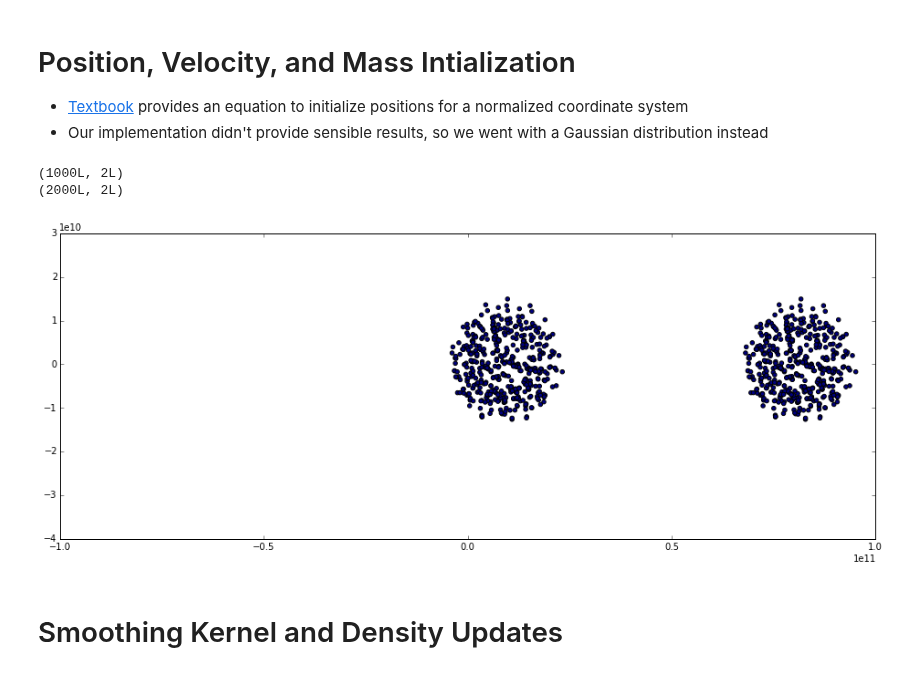
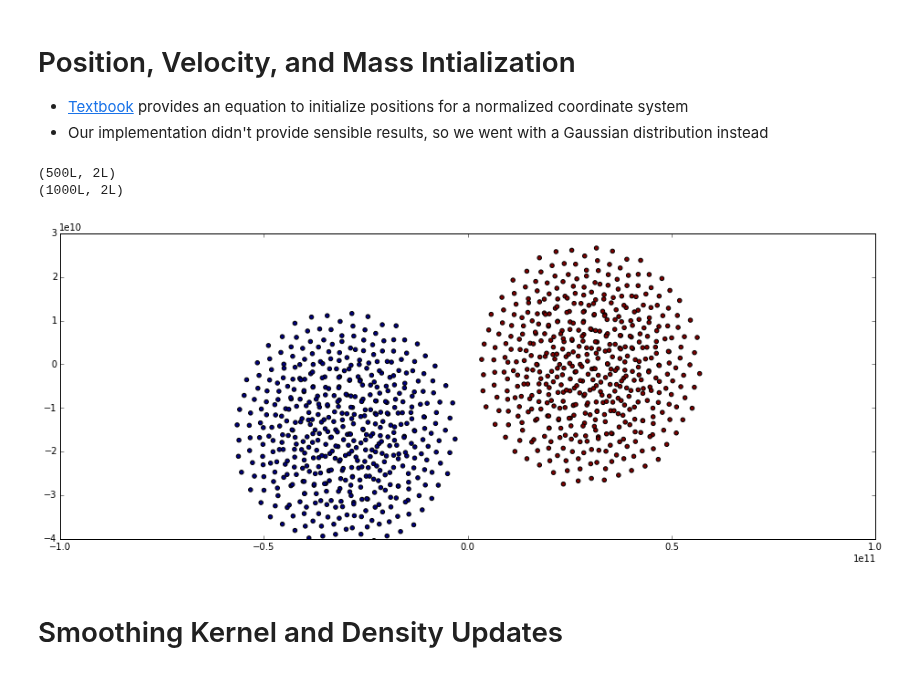
Before and after one commit to saichikine/Jupiter_SPH, a Jupyter notebook: 2d_collision_main.ipynb, the cells around one changed output. Cells and saved outputs as stored; diff of their text form; code cells hidden in the pictures.

```diff
--- a/2d_collision_main.ipynb
+++ b/2d_collision_main.ipynb
@@ -74,42 +74,44 @@ gravCutoff = 1e8                  # Below this distance, gravity is 0 (to preven
 * Our implementation didn't provide sensible results, so we went with a Gaussian distribution instead
 # %%
 Req = 3e10
-Vinit = 1e8
+Vescape = 5900050
+Vinit = Vescape
 nParticles = 1000
 
-xyDistribution1 = np.load('2d_equilibrium_position.npy')[-1,:,:]
-xyDistribution1[:,0] += 1.5*Req
-rhoDistribution1 = np.load('2d_equilibrium_density.npy')[-1,:]
+xyDistribution1 = np.load('2d_equilibrium_position2.npy')[-1,:,:]
+xyDistribution1[:,0] += 1.0*Req
+rhoDistribution1 = np.load('2d_equilibrium_density2.npy')[-1,:]
 planet1 = np.ones_like(rhoDistribution1) * 0.5
 velocityDistribution1 = np.zeros((nParticles/2,2), dtype='float')
 velocityDistribution1[:,0] -= Vinit
 
-xyDistribution2 = np.load('2d_equilibrium_position.npy')[-1,:,:]
-xyDistribution2[:,0] -= 1.5*Req
-rhoDistribution2 = np.load('2d_equilibrium_density.npy')[-1,:]
+xyDistribution2 = np.load('2d_equilibrium_position2.npy')[-1,:,:]
+xyDistribution2[:,0] -= 1.0*Req
+xyDistribution2[:,1] -= 0.5*Req
+rhoDistribution2 = np.load('2d_equilibrium_density2.npy')[-1,:]
 planet2 = np.ones_like(rhoDistribution1) * -0.5
 velocityDistribution2 = np.zeros((nParticles/2,2), dtype='float')
 velocityDistribution2[:,0] += Vinit
 
 xyDistribution = np.concatenate([xyDistribution1, xyDistribution2])
 rhoDistribution = np.concatenate([rhoDistribution1, rhoDistribution2])
 velocityDistribution = np.concatenate([velocityDistribution1, velocityDistribution2])
 planetDistribution = np.concatenate([planet1, planet2])
 pressureDistribution = K * rhoDistribution ** gamma
 
 mDistribution = 2*np.ones(nParticles)*mJupiter/nParticles
 
 plt.figure(figsize=(16,6))
-plt.scatter(xyDistribution1[:,0], xyDistribution1[:,1], c=planet1)
+plt.scatter(xyDistribution[:,0], xyDistribution[:,1], c=planetDistribution)
 plt.xlim(-1e11,1e11)
 plt.ylim(-4e10,3e10)
 
 print xyDistribution1.shape
 print xyDistribution.shape
 # %% [output]
+(500L, 2L)
 (1000L, 2L)
-(2000L, 2L)
-[figure, old version]
+[figure, new version]
 # %% [markdown]
 # Smoothing Kernel and Density Updates
 # %%
```
Also changed, not shown: parts of 5 cells of this notebook, 24 other files.
